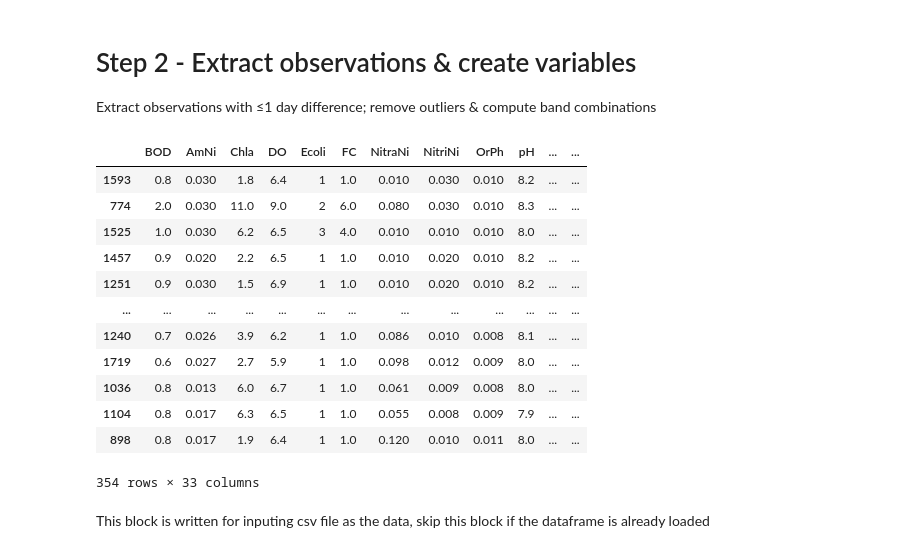
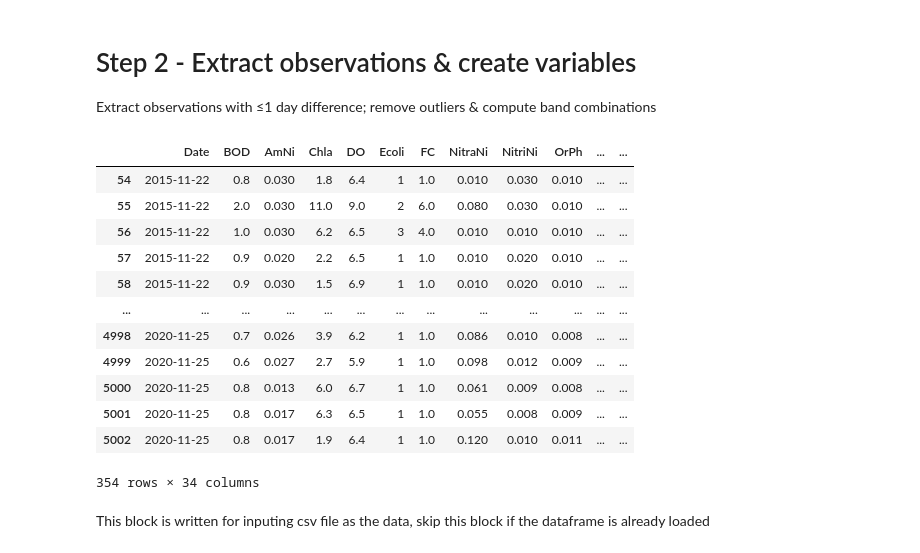
Before and after one commit to rohinsood/Marine-Water-Quality-Time-Series-HK, a Jupyter notebook: Part2_ModelDevelopmentAndPrediction.ipynb, the cells around one changed output. Drawn from its saved outputs; the diff is of its cells as text; code cells hidden in the pictures.

```diff
--- a/Part2_ModelDevelopmentAndPrediction.ipynb
+++ b/Part2_ModelDevelopmentAndPrediction.ipynb
@@ -129,45 +129,46 @@ df = df_data[['Image_date', 'Dates', 'Date_compare', 'n',
               'Orthophosphate Phosphorus mg_L', 'pH', 'Salinity psu', 'Secchi Disc Depth M', 'Silica mg_L',
               'Suspended Solids mg_L', 'Temperature C', 'Total Inorganic Nitrogen mg_L', 'Total Kjeldahl Nitrogen mg_L',
               'Total Nitrogen mg_L', 'Total Phosphorus mg_L', 'Turbidity NTU', 'Unionised Ammonia mg_L', 'Volatile Suspended Solids mg_L',
               'B1', 'B2', 'B3', 'B4', 'B5', 'B6', 'B7', 'B8A', 'B11', 'B12']].copy()
 
 df = df.rename(columns={'Image_date': 'Image_Date', 'Dates': 'Station_Date',
                         '5-day Biochemical Oxygen Demand mg_L': 'BOD', 'Ammonia Nitrogen mg_L': 'AmNi', 'Chlorophyll-a ug_L': 'Chla', 'Dissolved Oxygen mg_L': 'DO',
                         'E. coli cfu_100mL': 'Ecoli', 'Faecal Coliforms cfu_100mL': 'FC', 'Nitrate Nitrogen mg_L': 'NitraNi', 'Nitrite Nitrogen mg_L': 'NitriNi',
                         'Orthophosphate Phosphorus mg_L': 'OrPh', 'pH': 'pH', 'Salinity psu': 'Sal', 'Secchi Disc Depth M': 'SDD', 'Silica mg_L': 'Si',
                         'Suspended Solids mg_L': 'SS', 'Temperature C': 'Temp', 'Total Inorganic Nitrogen mg_L': 'TIN', 'Total Kjeldahl Nitrogen mg_L': 'TKN',
                         'Total Nitrogen mg_L': 'ToNi', 'Total Phosphorus mg_L': 'ToPh', 'Turbidity NTU': 'Tur', 'Unionised Ammonia mg_L': 'UnAm', 'Volatile Suspended Solids mg_L': 'VSS'})
 
 df['Date_compare'] = pd.to_numeric(df['Date_compare'].dt.days)
+df.insert(0, "Date", df["Image_Date"])
 df['Image_Year'] = pd.DatetimeIndex(df['Image_Date']).year
 
 df = df[(df['Date_compare'] <= max_day_diff) & (df['n'] >= 10)].copy().drop(columns=['Image_Date', 'Station_Date', 'Date_compare', 'n'])
 
 # Remove outlier using Tukey’s fences method
 
-Q1 = df.quantile(0.25)
-Q3 = df.quantile(0.75)
+Q1 = df.quantile(q=0.25)
+Q3 = df.quantile(q=0.75)
 IQR = Q3 - Q1
 df = df[~((df < (Q1 - 1.5 * IQR)) |(df > (Q3 + 1.5 * IQR)))[['B1', 'B2', 'B3', 'B4', 'B5', 'B6', 'B7', 'B8A']].any(axis=1)]
 
 # Replace 0 to min/2 (avoid inf errors during evaluation)
 
 wq = ['BOD', 'AmNi', 'Chla', 'DO', 'Ecoli', 'FC', 'NitraNi', 'NitriNi', 'OrPh', 'pH', 'Sal', 'SDD', 'Si', 'SS', 'Temp', 'TIN', 'TKN', 'ToNi', 'ToPh', 'Tur', 'UnAm', 'VSS']
 for a in wq:
   df[a]=df[a].replace(0, np.NaN)
   df[a]=df[a].replace(np.NaN,df[a].min()/2)
 df
 # %% [output]
-|  | BOD | AmNi | Chla | DO | Ecoli | FC | NitraNi | NitriNi | OrPh | pH | ... | ... |
-| 1593 | 0.8 | 0.030 | 1.8 | 6.4 | 1 | 1.0 | 0.010 | 0.030 | 0.010 | 8.2 | ... | ... |
-| 774 | 2.0 | 0.030 | 11.0 | 9.0 | 2 | 6.0 | 0.080 | 0.030 | 0.010 | 8.3 | ... | ... |
-| 1525 | 1.0 | 0.030 | 6.2 | 6.5 | 3 | 4.0 | 0.010 | 0.010 | 0.010 | 8.0 | ... | ... |
-| 1457 | 0.9 | 0.020 | 2.2 | 6.5 | 1 | 1.0 | 0.010 | 0.020 | 0.010 | 8.2 | ... | ... |
-| 1251 | 0.9 | 0.030 | 1.5 | 6.9 | 1 | 1.0 | 0.010 | 0.020 | 0.010 | 8.2 | ... | ... |
+|  | Date | BOD | AmNi | Chla | DO | Ecoli | FC | NitraNi | NitriNi | OrPh | ... | ... |
+| 54 | 2015-11-22 | 0.8 | 0.030 | 1.8 | 6.4 | 1 | 1.0 | 0.010 | 0.030 | 0.010 | ... | ... |
+| 55 | 2015-11-22 | 2.0 | 0.030 | 11.0 | 9.0 | 2 | 6.0 | 0.080 | 0.030 | 0.010 | ... | ... |
+| 56 | 2015-11-22 | 1.0 | 0.030 | 6.2 | 6.5 | 3 | 4.0 | 0.010 | 0.010 | 0.010 | ... | ... |
+| 57 | 2015-11-22 | 0.9 | 0.020 | 2.2 | 6.5 | 1 | 1.0 | 0.010 | 0.020 | 0.010 | ... | ... |
+| 58 | 2015-11-22 | 0.9 | 0.030 | 1.5 | 6.9 | 1 | 1.0 | 0.010 | 0.020 | 0.010 | ... | ... |
 | ... | ... | ... | ... | ... | ... | ... | ... | ... | ... | ... | ... | ... |
-| 1240 | 0.7 | 0.026 | 3.9 | 6.2 | 1 | 1.0 | 0.086 | 0.010 | 0.008 | 8.1 | ... | ... |
-| 1719 | 0.6 | 0.027 | 2.7 | 5.9 | 1 | 1.0 | 0.098 | 0.012 | 0.009 | 8.0 | ... | ... |
-| 1036 | 0.8 | 0.013 | 6.0 | 6.7 | 1 | 1.0 | 0.061 | 0.009 | 0.008 | 8.0 | ... | ... |
-| 1104 | 0.8 | 0.017 | 6.3 | 6.5 | 1 | 1.0 | 0.055 | 0.008 | 0.009 | 7.9 | ... | ... |
-| 898 | 0.8 | 0.017 | 1.9 | 6.4 | 1 | 1.0 | 0.120 | 0.010 | 0.011 | 8.0 | ... | ... |
+| 4998 | 2020-11-25 | 0.7 | 0.026 | 3.9 | 6.2 | 1 | 1.0 | 0.086 | 0.010 | 0.008 | ... | ... |
+| 4999 | 2020-11-25 | 0.6 | 0.027 | 2.7 | 5.9 | 1 | 1.0 | 0.098 | 0.012 | 0.009 | ... | ... |
+| 5000 | 2020-11-25 | 0.8 | 0.013 | 6.0 | 6.7 | 1 | 1.0 | 0.061 | 0.009 | 0.008 | ... | ... |
+| 5001 | 2020-11-25 | 0.8 | 0.017 | 6.3 | 6.5 | 1 | 1.0 | 0.055 | 0.008 | 0.009 | ... | ... |
+| 5002 | 2020-11-25 | 0.8 | 0.017 | 1.9 | 6.4 | 1 | 1.0 | 0.120 | 0.010 | 0.011 | ... | ... |
-354 rows × 33 columns
+354 rows × 34 columns
```
Also changed, not shown: parts of 14 cells of this notebook, 11 other files.
